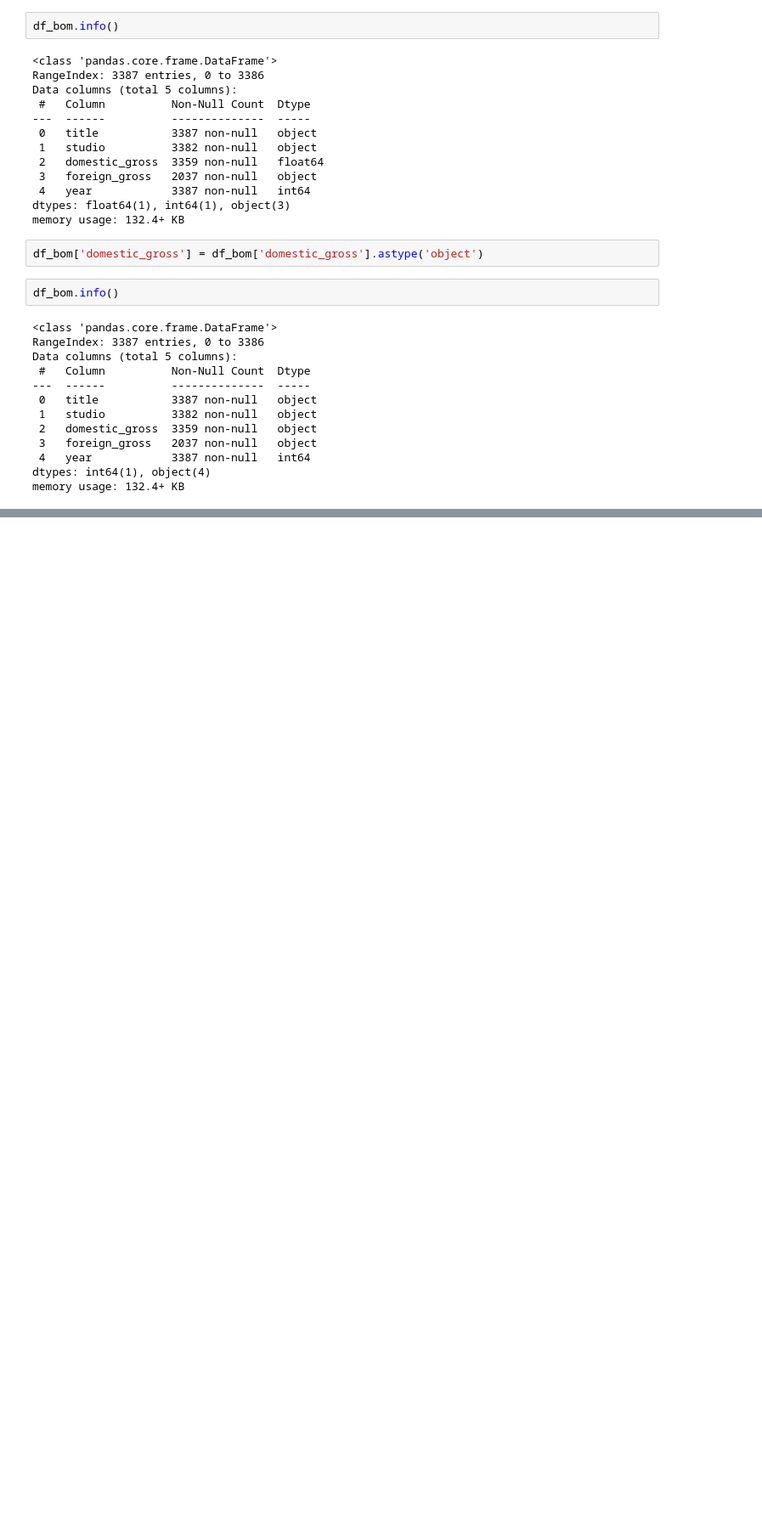
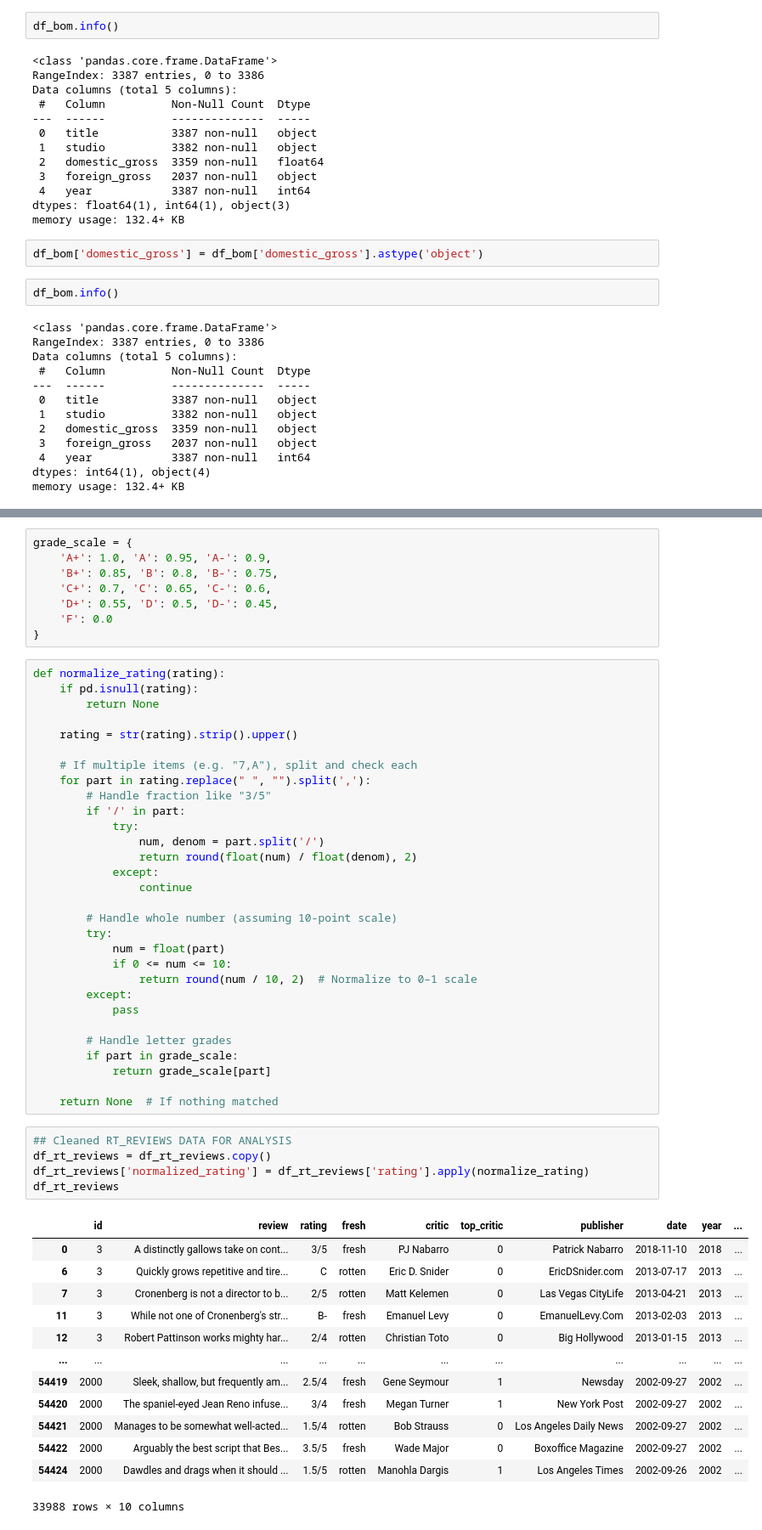
Before and after one commit to Mirriam-Tech/Phase-2-Group-1-Project-2025, a Jupyter notebook: project.ipynb, the cells around one changed output, grey strips where cells are left out. Shown at 85% size. Saved outputs shown, nothing was run; the diff lists cells and outputs as text; blank space fills up the shorter version.

```diff
--- a/project.ipynb
+++ b/project.ipynb
@@ -219,0 +409,57 @@ Shape after removing duplicates: (3387, 5)
+# %%
+grade_scale = {
+    'A+': 1.0, 'A': 0.95, 'A-': 0.9,
+    'B+': 0.85, 'B': 0.8, 'B-': 0.75,
+    'C+': 0.7, 'C': 0.65, 'C-': 0.6,
+    'D+': 0.55, 'D': 0.5, 'D-': 0.45,
+    'F': 0.0
+}
+# %%
+def normalize_rating(rating):
+    if pd.isnull(rating):
+        return None
+
+    rating = str(rating).strip().upper()
+
+    # If multiple items (e.g. "7,A"), split and check each
+    for part in rating.replace(" ", "").split(','):
+        # Handle fraction like "3/5"
+        if '/' in part:
+            try:
+                num, denom = part.split('/')
+                return round(float(num) / float(denom), 2)
+            except:
+                continue
+
+        # Handle whole number (assuming 10-point scale)
+        try:
+            num = float(part)
+            if 0 <= num <= 10:
+                return round(num / 10, 2)  # Normalize to 0–1 scale
+        except:
+            pass
+
+        # Handle letter grades
+        if part in grade_scale:
+            return grade_scale[part]
+
+    return None  # If nothing matched
+# %%
+## Cleaned RT_REVIEWS DATA FOR ANALYSIS
+df_rt_reviews = df_rt_reviews.copy()
+df_rt_reviews['normalized_rating'] = df_rt_reviews['rating'].apply(normalize_rating)
+df_rt_reviews
+# %% [output]
+|  | id | review | rating | fresh | critic | top_critic | publisher | date | year | ... |
+| 0 | 3 | A distinctly gallows take on cont... | 3/5 | fresh | PJ Nabarro | 0 | Patrick Nabarro | 2018-11-10 | 2018 | ... |
+| 6 | 3 | Quickly grows repetitive and tire... | C | rotten | Eric D. Snider | 0 | EricDSnider.com | 2013-07-17 | 2013 | ... |
+| 7 | 3 | Cronenberg is not a director to b... | 2/5 | rotten | Matt Kelemen | 0 | Las Vegas CityLife | 2013-04-21 | 2013 | ... |
+| 11 | 3 | While not one of Cronenberg's str... | B- | fresh | Emanuel Levy | 0 | EmanuelLevy.Com | 2013-02-03 | 2013 | ... |
+| 12 | 3 | Robert Pattinson works mighty har... | 2/4 | rotten | Christian Toto | 0 | Big Hollywood | 2013-01-15 | 2013 | ... |
+| ... | ... | ... | ... | ... | ... | ... | ... | ... | ... | ... |
+| 54419 | 2000 | Sleek, shallow, but frequently am... | 2.5/4 | fresh | Gene Seymour | 1 | Newsday | 2002-09-27 | 2002 | ... |
+| 54420 | 2000 | The spaniel-eyed Jean Reno infuse... | 3/4 | fresh | Megan Turner | 1 | New York Post | 2002-09-27 | 2002 | ... |
+| 54421 | 2000 | Manages to be somewhat well-acted... | 1.5/4 | rotten | Bob Strauss | 0 | Los Angeles Daily News | 2002-09-27 | 2002 | ... |
+| 54422 | 2000 | Arguably the best script that Bes... | 3.5/5 | fresh | Wade Major | 0 | Boxoffice Magazine | 2002-09-27 | 2002 | ... |
+| 54424 | 2000 | Dawdles and drags when it should ... | 1.5/5 | rotten | Manohla Dargis | 1 | Los Angeles Times | 2002-09-26 | 2002 | ... |
+33988 rows × 10 columns
```
Also changed, not shown: parts of 24 cells of this notebook, 1 other file.
